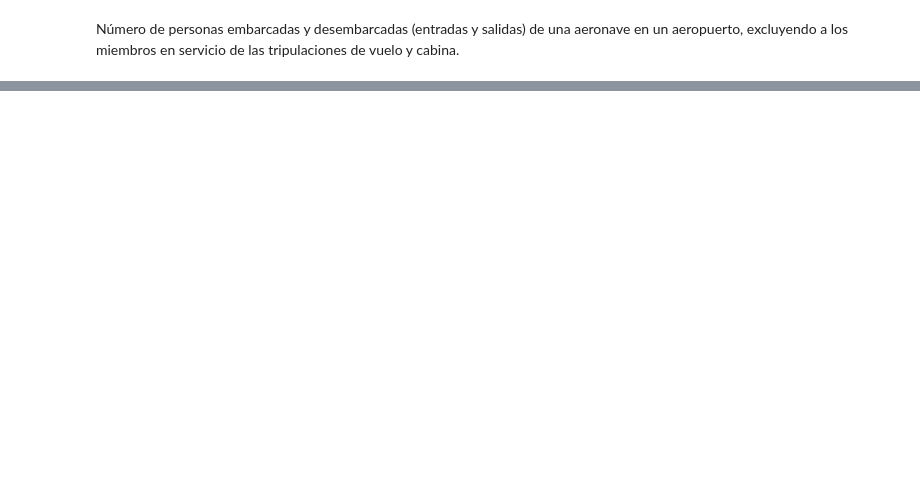
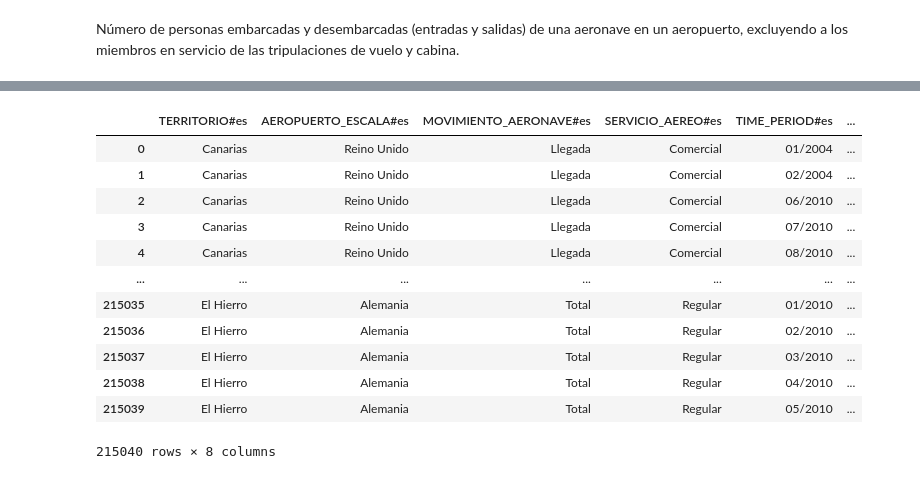
Before and after one commit to joseantonio002/air_transport_statistics_Canary_Islands, a Jupyter notebook: test.ipynb, the cells around one changed output, grey strips where cells are left out. Cells and saved outputs as stored; diff of their text form; code cells hidden in the pictures; blank space fills up the shorter version.

Commit message:
designing data schema

```diff
--- a/test.ipynb
+++ b/test.ipynb
@@ -42,6 +79,6 @@ response = requests.get(url)
 if response.status_code == 200:
     # Read CSV data using pandas
     csv_data = StringIO(response.content.decode("utf-8"))
-    df = pd.read_csv(csv_data)
+    data = pd.read_csv(csv_data)
 else:
     print("Failed to retrieve data. Status code:", response.status_code)
@@ -48 +95,3 @@ else:
+# %%
+df_passengers_only = data.copy(deep=True)
 # %%
@@ -82,2 +101,5 @@ memory usage: 26.3+ MB
 # %%
-df = df.drop(columns=df.columns[df.columns.str.endswith('#es')])
+df_passengers_only = df_passengers_only.drop(columns=df_passengers_only.columns[df_passengers_only.columns.str.endswith('_CODE')])
+# %%
+# Contains one value for every row (Pasajeros)
+df_passengers_only.drop('MEDIDAS#es', axis=1, inplace=True)
@@ -84 +144,17 @@ df = df.drop(columns=df.columns[df.columns.str.endswith('#es')])
+# %%
+df_passengers_only
+# %% [output]
+|  | TERRITORIO#es | AEROPUERTO_ESCALA#es | MOVIMIENTO_AERONAVE#es | SERVICIO_AEREO#es | TIME_PERIOD#es | ... |
+| 0 | Canarias | Reino Unido | Llegada | Comercial | 01/2004 | ... |
+| 1 | Canarias | Reino Unido | Llegada | Comercial | 02/2004 | ... |
+| 2 | Canarias | Reino Unido | Llegada | Comercial | 06/2010 | ... |
+| 3 | Canarias | Reino Unido | Llegada | Comercial | 07/2010 | ... |
+| 4 | Canarias | Reino Unido | Llegada | Comercial | 08/2010 | ... |
+| ... | ... | ... | ... | ... | ... | ... |
+| 215035 | El Hierro | Alemania | Total | Regular | 01/2010 | ... |
+| 215036 | El Hierro | Alemania | Total | Regular | 02/2010 | ... |
+| 215037 | El Hierro | Alemania | Total | Regular | 03/2010 | ... |
+| 215038 | El Hierro | Alemania | Total | Regular | 04/2010 | ... |
+| 215039 | El Hierro | Alemania | Total | Regular | 05/2010 | ... |
+215040 rows × 8 columns
 # %%
```
Also changed, not shown: parts of 50 cells of this notebook, 2 other files.
